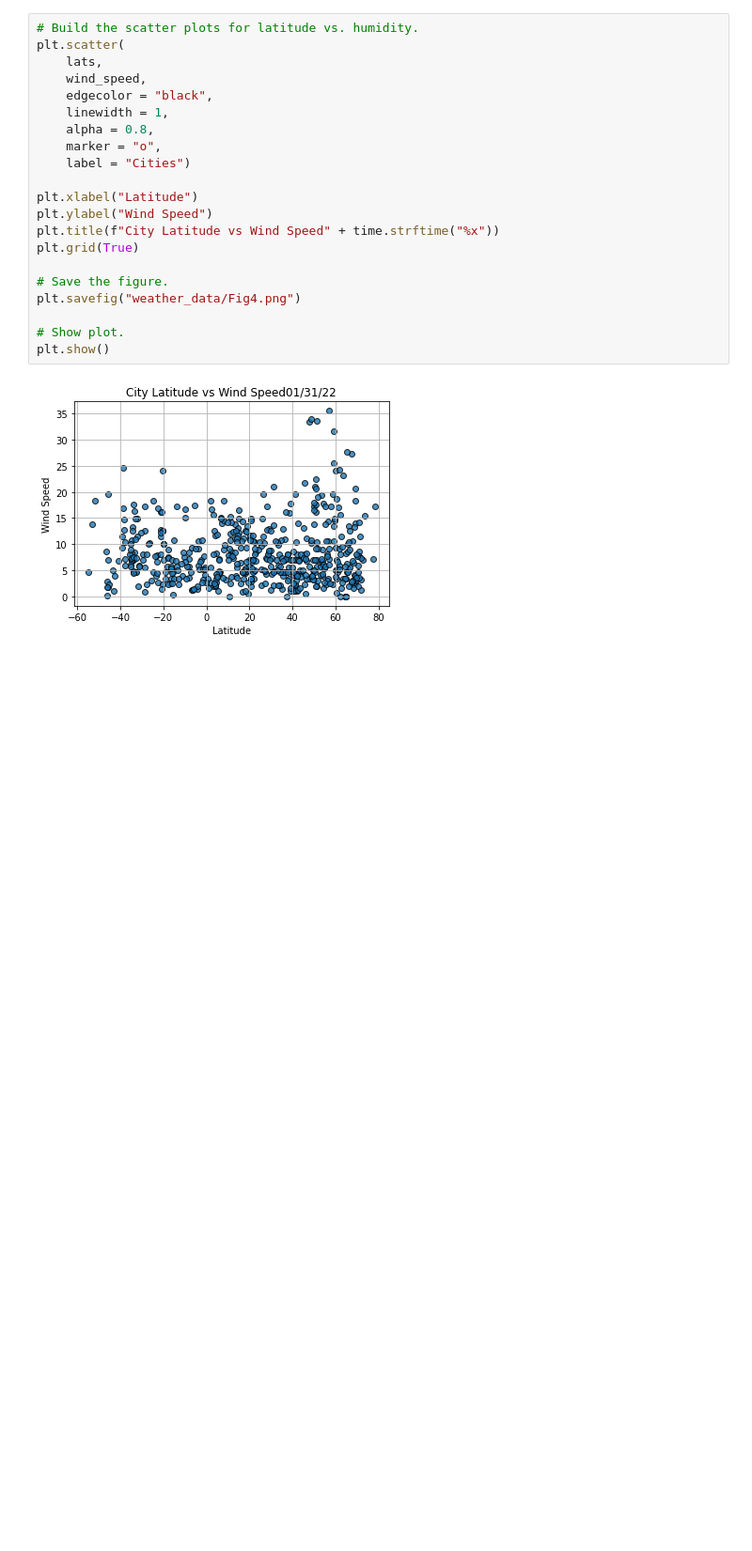
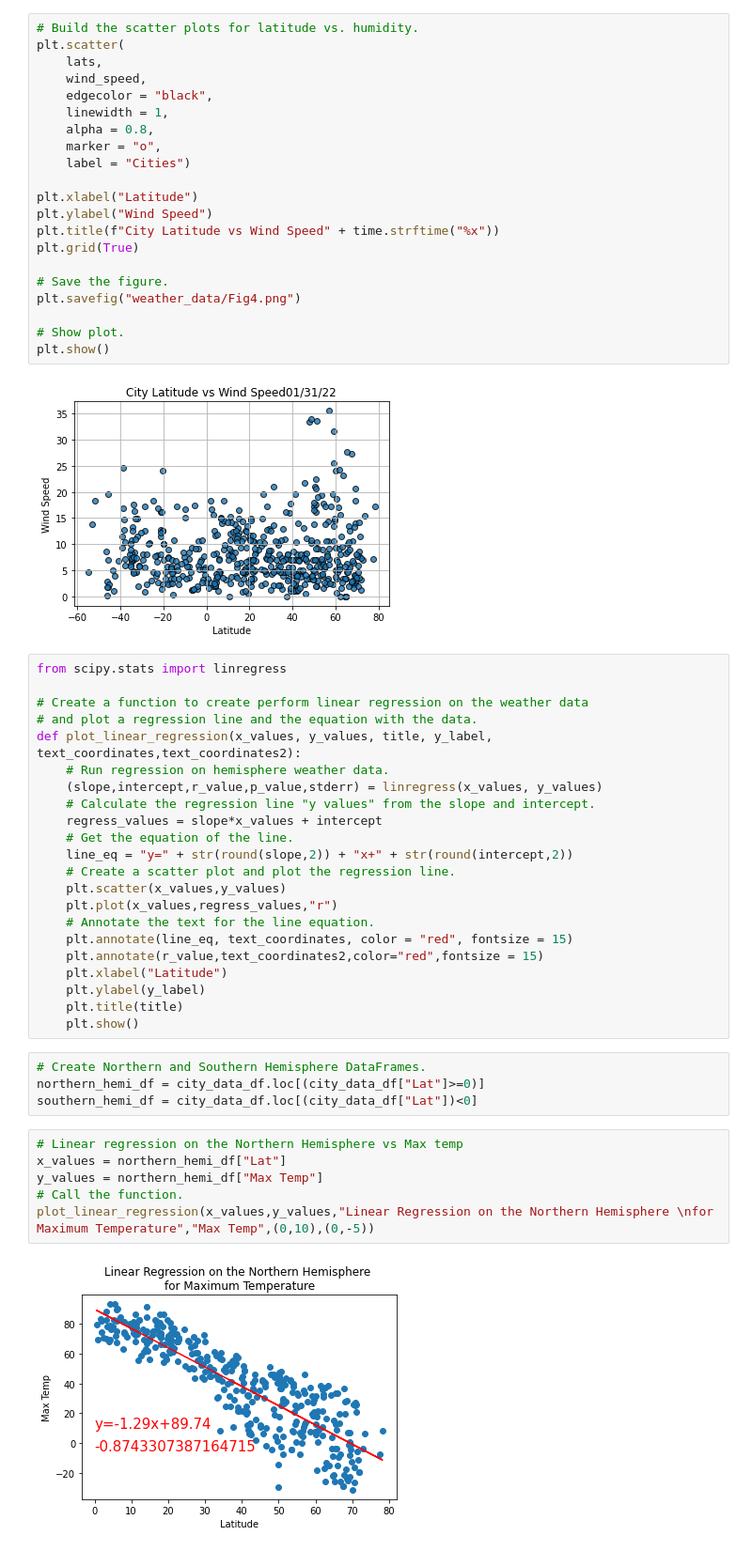
Before and after one commit to ZiwenLyu/World_Weather_Analysis, a Jupyter notebook: WeatherPy.ipynb, the cells around one changed output. Shown: that part at 94% size. Saved outputs shown, nothing was run; the diff lists cells and outputs as text; blank space fills up the shorter version.

Commit message:
add correlations for the weather data

```diff
--- a/WeatherPy.ipynb
+++ b/WeatherPy.ipynb
@@ -320,3 +320,37 @@ plt.savefig("weather_data/Fig4.png")
 plt.show()
 # %% [output]
 [figure]
+# %%
+from scipy.stats import linregress
+
+# Create a function to create perform linear regression on the weather data
+# and plot a regression line and the equation with the data.
+def plot_linear_regression(x_values, y_values, title, y_label, text_coordinates,text_coordinates2):
+    # Run regression on hemisphere weather data.
+    (slope,intercept,r_value,p_value,stderr) = linregress(x_values, y_values)
+    # Calculate the regression line "y values" from the slope and intercept.
+    regress_values = slope*x_values + intercept
+    # Get the equation of the line.
+    line_eq = "y=" + str(round(slope,2)) + "x+" + str(round(intercept,2))
+    # Create a scatter plot and plot the regression line.
+    plt.scatter(x_values,y_values)
+    plt.plot(x_values,regress_values,"r")
+    # Annotate the text for the line equation.
+    plt.annotate(line_eq, text_coordinates, color = "red", fontsize = 15)
+    plt.annotate(r_value,text_coordinates2,color="red",fontsize = 15)
+    plt.xlabel("Latitude")
+    plt.ylabel(y_label)
+    plt.title(title)
+    plt.show()
+# %%
+# Create Northern and Southern Hemisphere DataFrames.
+northern_hemi_df = city_data_df.loc[(city_data_df["Lat"]>=0)]
+southern_hemi_df = city_data_df.loc[(city_data_df["Lat"])<0]
+# %%
+# Linear regression on the Northern Hemisphere vs Max temp
+x_values = northern_hemi_df["Lat"]
+y_values = northern_hemi_df["Max Temp"]
+# Call the function.
+plot_linear_regression(x_values,y_values,"Linear Regression on the Northern Hemisphere \nfor Maximum Temperature","Max Temp",(0,10),(0,-5))
+# %% [output]
+[figure, added]
```
Also changed, not shown: parts of 7 cells of this notebook.
